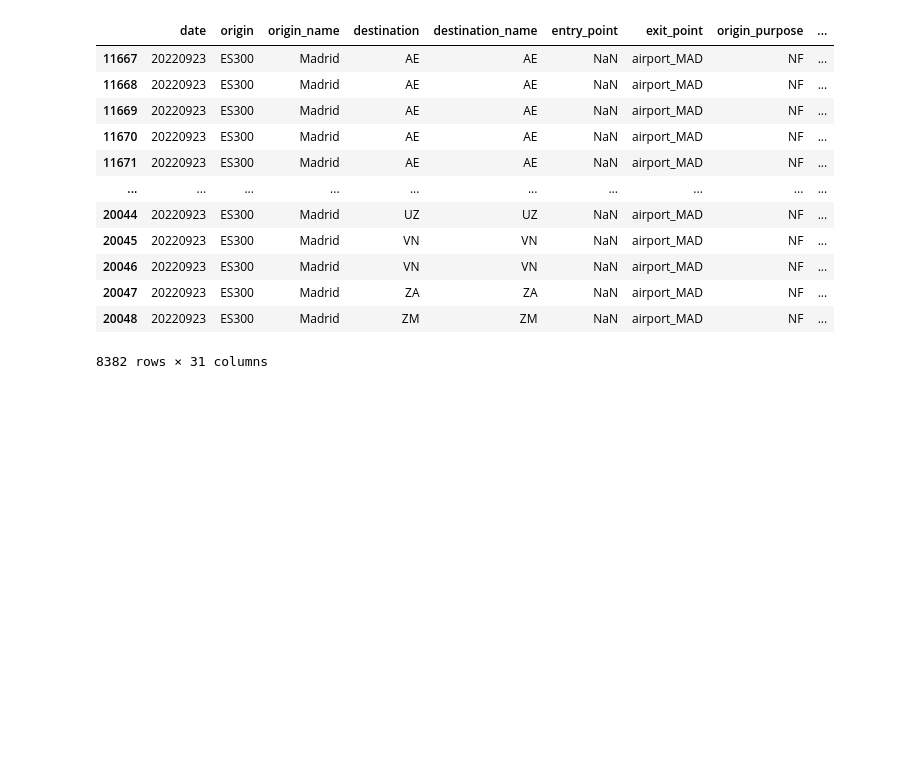
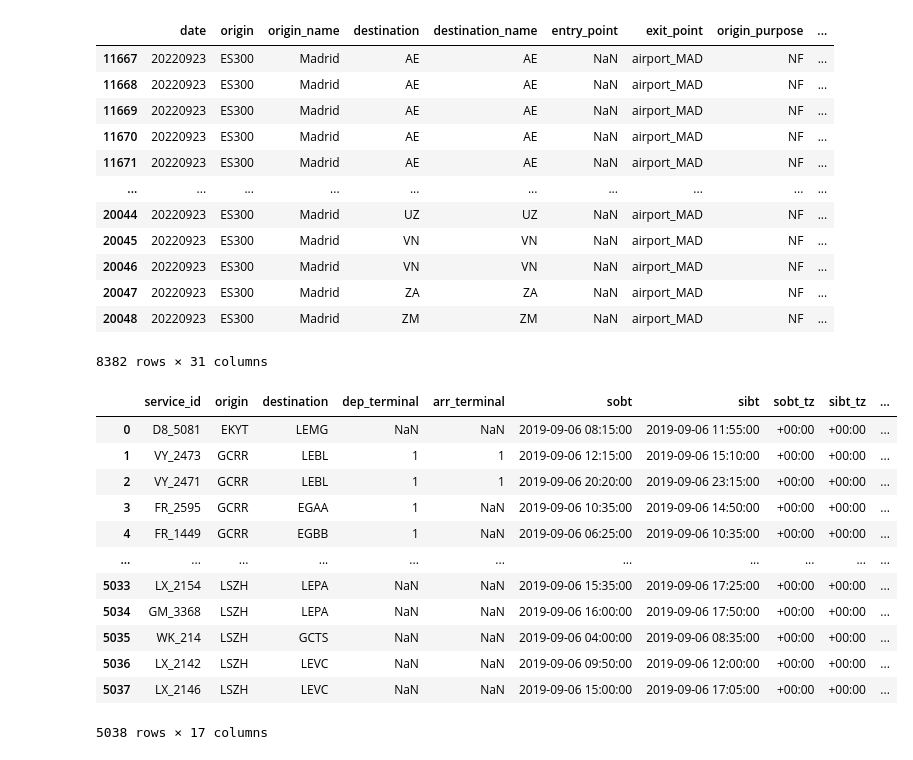
Before and after one commit to UoW-ATM/MultiModX, a Jupyter notebook: notebooks/international_flights_analysis.ipynb, the cells around one changed output. Drawn from its saved outputs; the diff is of its cells as text; code cells hidden in the pictures; blank space fills up the shorter version.

```diff
--- a/notebooks/international_flights_analysis.ipynb
+++ b/notebooks/international_flights_analysis.ipynb
@@ -436,3 +468,19 @@ trips_abroad[trips_abroad["origin"]=="ES300"]
 | 20047 | 20220923 | ES300 | Madrid | ZA | ZA | NaN | airport_MAD | NF | ... |
 | 20048 | 20220923 | ES300 | Madrid | ZM | ZM | NaN | airport_MAD | NF | ... |
 8382 rows × 31 columns
+# %%
+flight_schedules
+# %% [output]
+|  | service_id | origin | destination | dep_terminal | arr_terminal | sobt | sibt | sobt_tz | sibt_tz | ... |
+| 0 | D8_5081 | EKYT | LEMG | NaN | NaN | 2019-09-06 08:15:00 | 2019-09-06 11:55:00 | +00:00 | +00:00 | ... |
+| 1 | VY_2473 | GCRR | LEBL | 1 | 1 | 2019-09-06 12:15:00 | 2019-09-06 15:10:00 | +00:00 | +00:00 | ... |
+| 2 | VY_2471 | GCRR | LEBL | 1 | 1 | 2019-09-06 20:20:00 | 2019-09-06 23:15:00 | +00:00 | +00:00 | ... |
+| 3 | FR_2595 | GCRR | EGAA | 1 | NaN | 2019-09-06 10:35:00 | 2019-09-06 14:50:00 | +00:00 | +00:00 | ... |
+| 4 | FR_1449 | GCRR | EGBB | 1 | NaN | 2019-09-06 06:25:00 | 2019-09-06 10:35:00 | +00:00 | +00:00 | ... |
+| ... | ... | ... | ... | ... | ... | ... | ... | ... | ... | ... |
+| 5033 | LX_2154 | LSZH | LEPA | NaN | NaN | 2019-09-06 15:35:00 | 2019-09-06 17:25:00 | +00:00 | +00:00 | ... |
+| 5034 | GM_3368 | LSZH | LEPA | NaN | NaN | 2019-09-06 16:00:00 | 2019-09-06 17:50:00 | +00:00 | +00:00 | ... |
+| 5035 | WK_214 | LSZH | GCTS | NaN | NaN | 2019-09-06 04:00:00 | 2019-09-06 08:35:00 | +00:00 | +00:00 | ... |
+| 5036 | LX_2142 | LSZH | LEVC | NaN | NaN | 2019-09-06 09:50:00 | 2019-09-06 12:00:00 | +00:00 | +00:00 | ... |
+| 5037 | LX_2146 | LSZH | LEVC | NaN | NaN | 2019-09-06 15:00:00 | 2019-09-06 17:05:00 | +00:00 | +00:00 | ... |
+5038 rows × 17 columns
```
Also changed, not shown: parts of 13 cells of this notebook, 1 other file.
